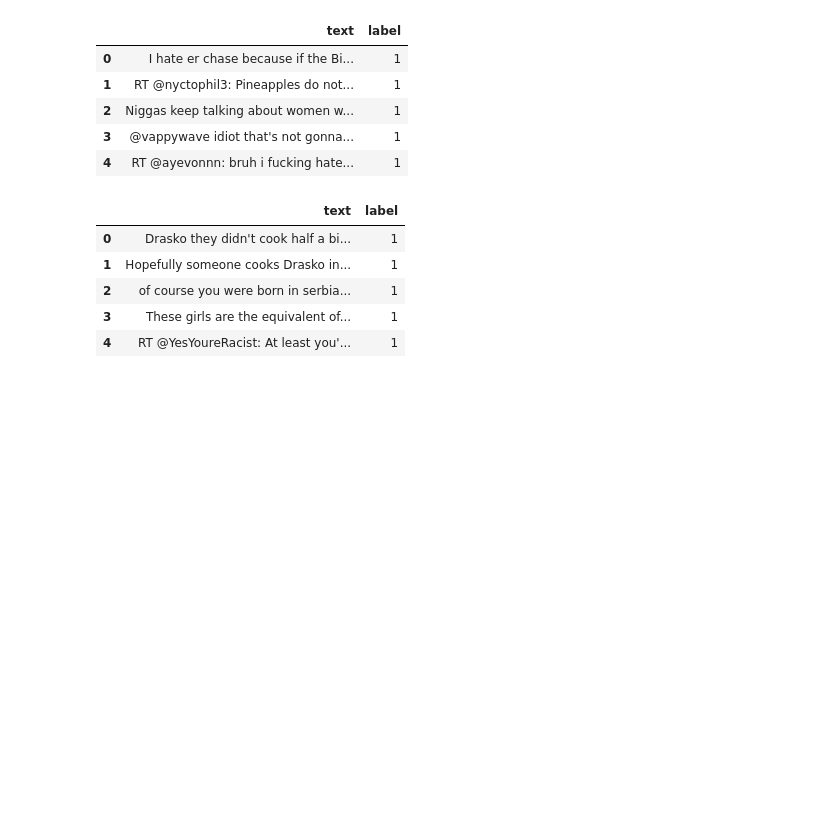
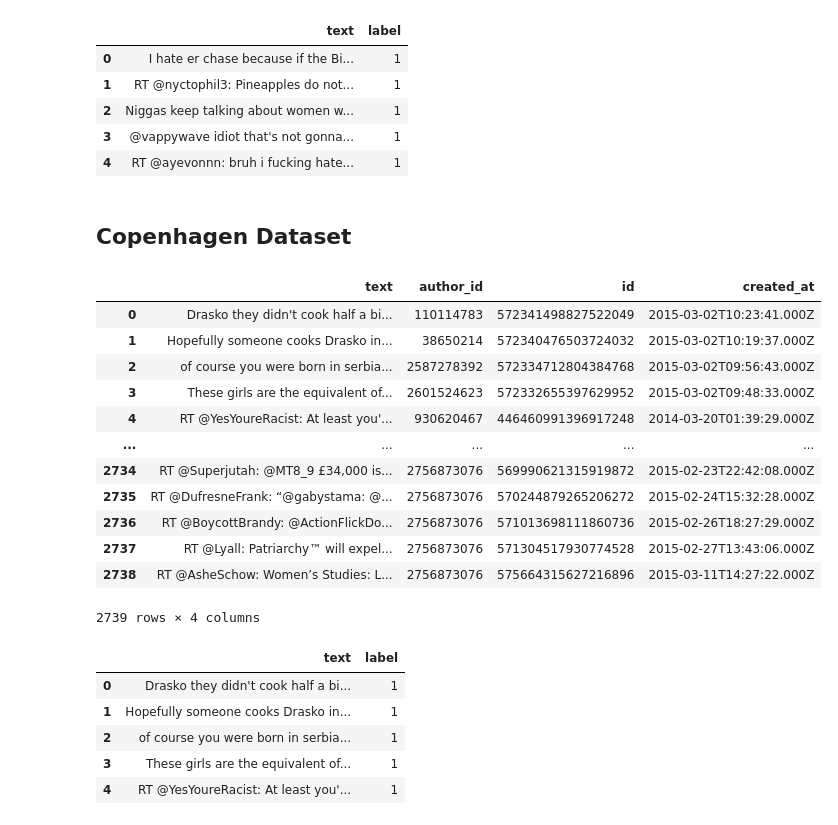
Before and after one commit to datascisteven/Automated-Hate-Tweet-Detection, a Jupyter notebook: notebooks/balanced.ipynb, the cells around one changed output. Saved outputs shown, nothing was run; the diff lists cells and outputs as text; code cells hidden in the pictures; blank space fills up the shorter version.

```diff
--- a/notebooks/balanced.ipynb
+++ b/notebooks/balanced.ipynb
@@ -15,4 +47,23 @@ df1.head()
 | 2 | Niggas keep talking about women w... | 1 |
 | 3 | @vappywave idiot that's not gonna... | 1 |
 | 4 | RT @ayevonnn: bruh i fucking hate... | 1 |
+# %% [markdown]
+## Copenhagen Dataset
+# %%
+df2 = pickle.load(open("../pickle/copenhagen.pickle", "rb"))
+df2
+# %% [output]
+|  | text | author_id | id | created_at |
+| 0 | Drasko they didn't cook half a bi... | 110114783 | 572341498827522049 | 2015-03-02T10:23:41.000Z |
+| 1 | Hopefully someone cooks Drasko in... | 38650214 | 572340476503724032 | 2015-03-02T10:19:37.000Z |
+| 2 | of course you were born in serbia... | 2587278392 | 572334712804384768 | 2015-03-02T09:56:43.000Z |
+| 3 | These girls are the equivalent of... | 2601524623 | 572332655397629952 | 2015-03-02T09:48:33.000Z |
+| 4 | RT @YesYoureRacist: At least you'... | 930620467 | 446460991396917248 | 2014-03-20T01:39:29.000Z |
+| ... | ... | ... | ... | ... |
+| 2734 | RT @Superjutah: @MT8_9 £34,000 is... | 2756873076 | 569990621315919872 | 2015-02-23T22:42:08.000Z |
+| 2735 | RT @DufresneFrank: “@gabystama: @... | 2756873076 | 570244879265206272 | 2015-02-24T15:32:28.000Z |
+| 2736 | RT @BoycottBrandy: @ActionFlickDo... | 2756873076 | 571013698111860736 | 2015-02-26T18:27:29.000Z |
+| 2737 | RT @Lyall: Patriarchy™ will expel... | 2756873076 | 571304517930774528 | 2015-02-27T13:43:06.000Z |
+| 2738 | RT @AsheSchow: Women’s Studies: L... | 2756873076 | 575664315627216896 | 2015-03-11T14:27:22.000Z |
+2739 rows × 4 columns
 # %%
```
Also changed, not shown: parts of 42 cells of this notebook, 20 other files.
